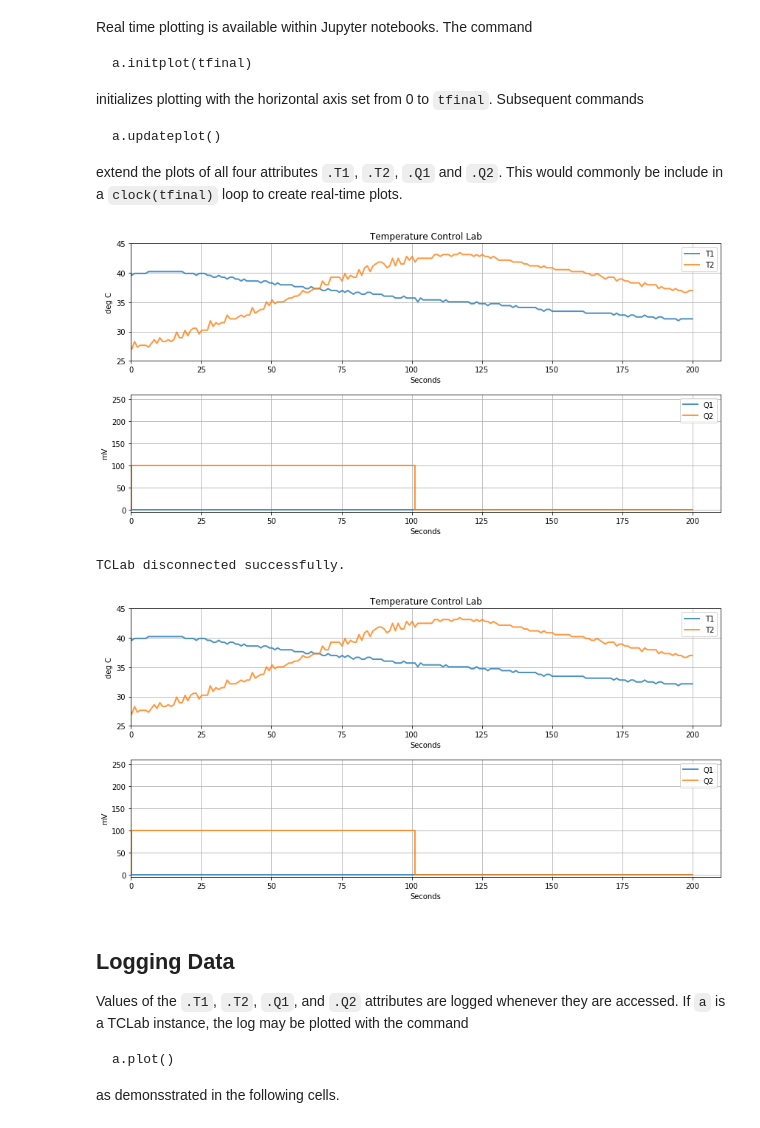
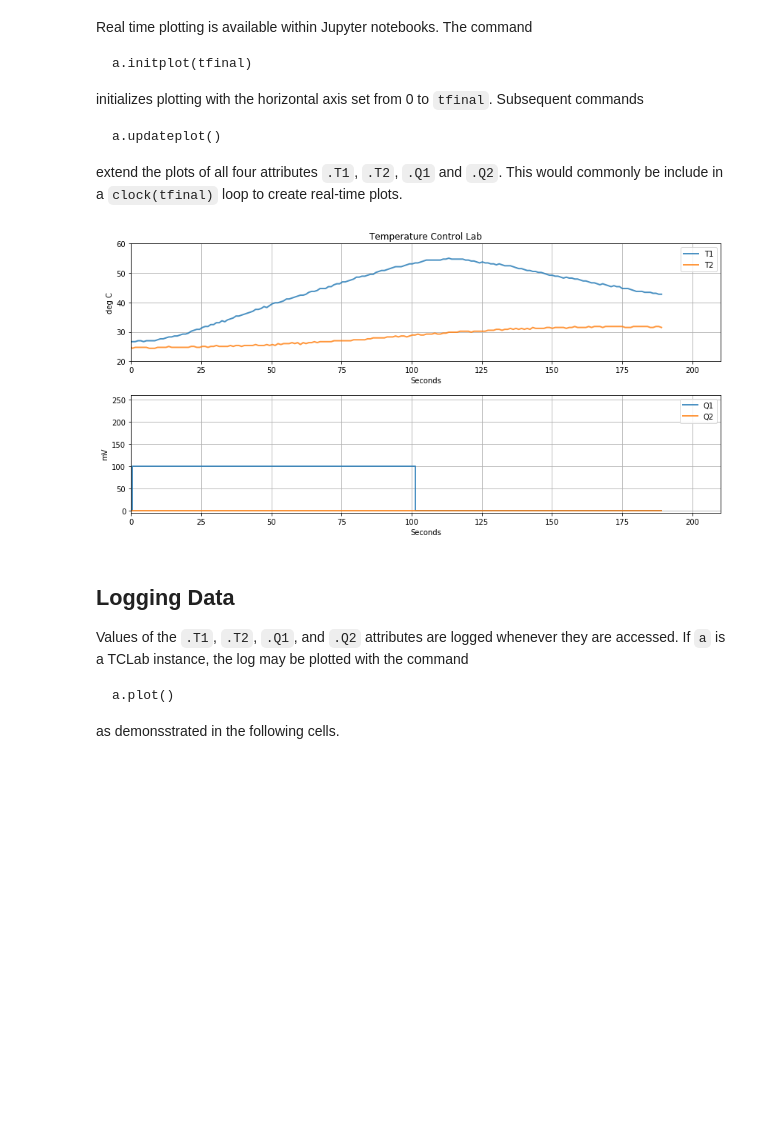
Before and after one commit to jckantor/TCLab, a Jupyter notebook: notebooks/0_TCLab_Overview.ipynb, the cells around one changed output. Drawn from its saved outputs; the diff is of its cells as text; code cells hidden in the pictures; blank space fills up the shorter version.

```diff
--- a/notebooks/0_TCLab_Overview.ipynb
+++ b/notebooks/0_TCLab_Overview.ipynb
@@ -26,7 +26,7 @@ Upon creation, the TCLab() instance attempts to find the TCLab device connected
 # %%
 import sys
 sys.path.append("..")
-from TCLab import TCLab
+from tcab import tclab
 
-with TCLab() as a:
+with tclab() as a:
     print(a.version)
@@ -180,20 +158,18 @@ extend the plots of all four attributes `.T1`, `.T2`, `.Q1` and `.Q2`. This woul
 # %%
 %matplotlib inline
 import sys
 sys.path.append('..')
 from TCLab import TCLab, clock
 
 tfinal = 200
 
 with TCLab() as a:
     a.initplot(tfinal)
     for t in clock(tfinal):
-        a.Q2 = 100 if t < 100 else 0
+        a.Q1 = 100 if t < 100 else 0
         a.updateplot()
 # %% [output]
-[figure, old version]
+[figure, new version]
-TCLab disconnected successfully.
-[figure, removed]
 # %% [markdown]
 ## Logging Data
 
```
Also changed, not shown: parts of 8 cells of this notebook, 2 other files.
